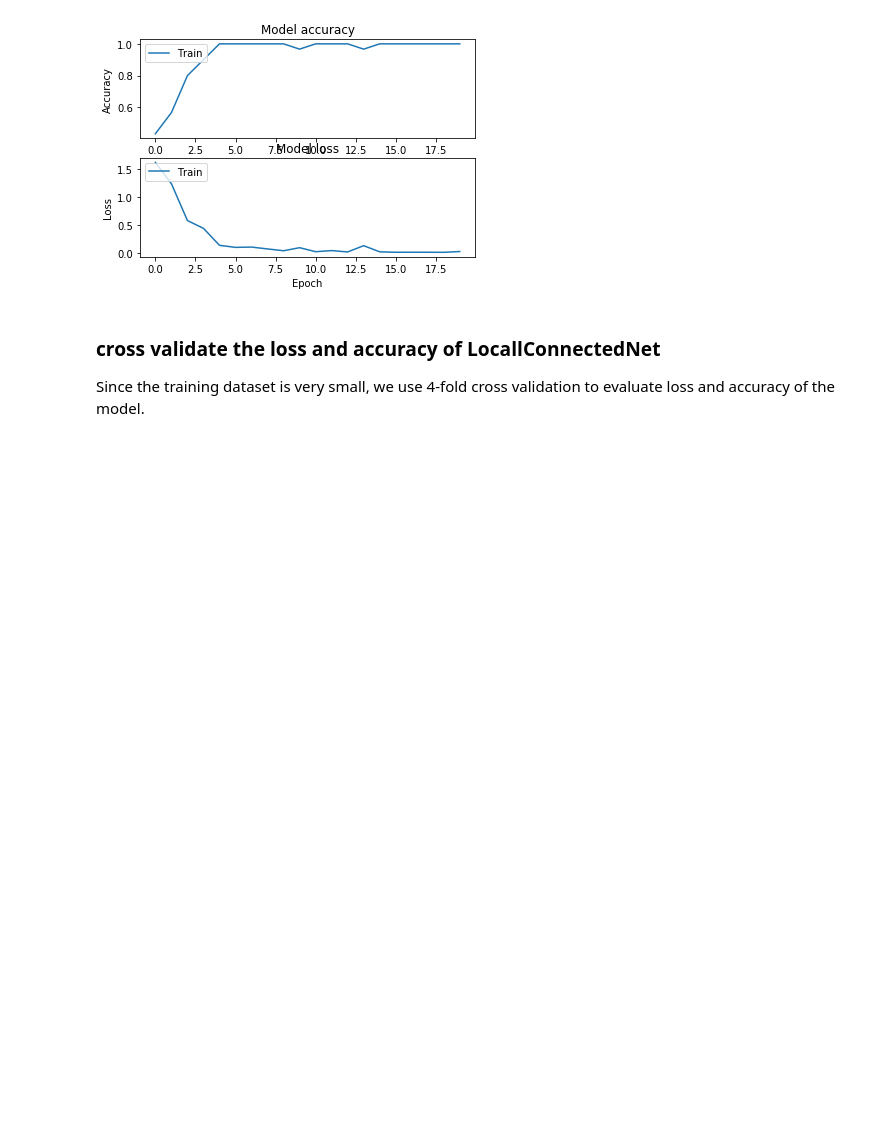
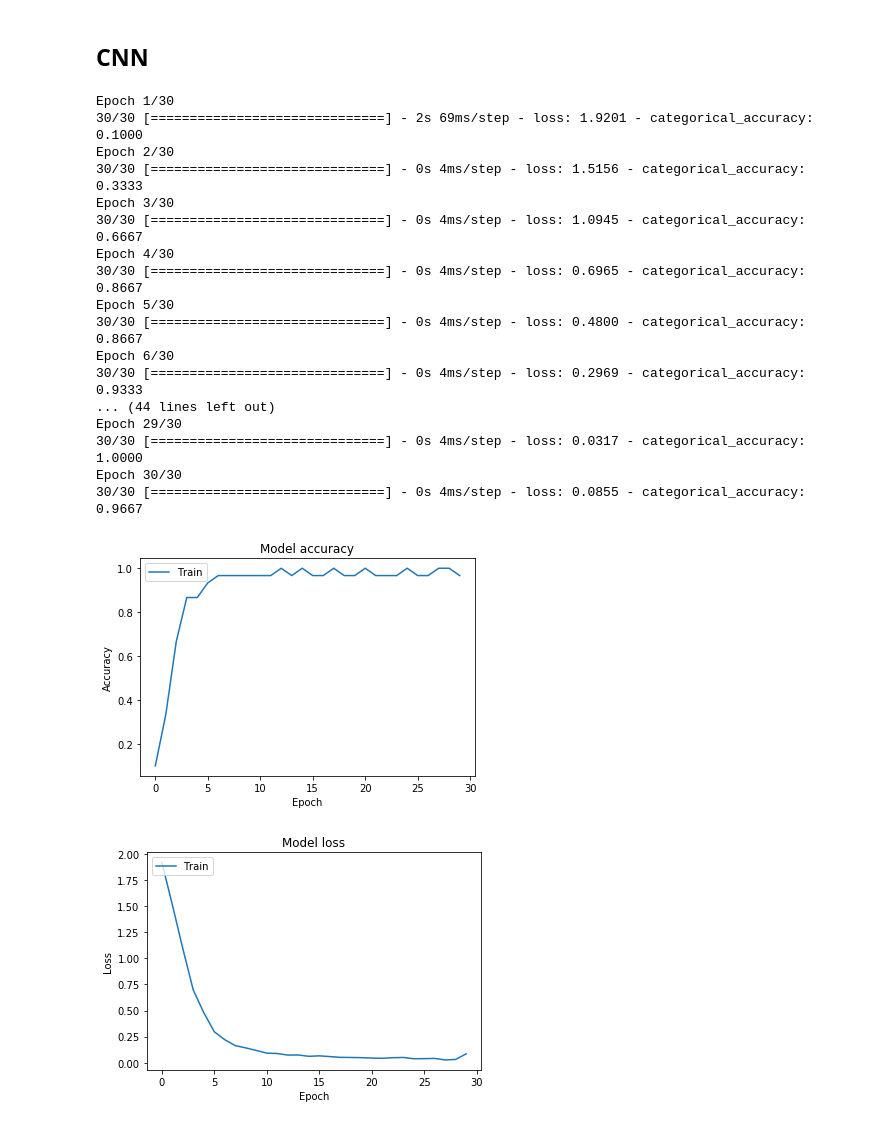
Before and after one commit to zxgx/19-jsjsjds, a Jupyter notebook: locally connected layer.ipynb, the cells around one changed output. Drawn from its saved outputs; the diff is of its cells as text; code cells hidden in the pictures; blank space fills up the shorter version.

```diff
--- a/locally connected layer.ipynb
+++ b/locally connected layer.ipynb
@@ -30,0 +36,21 @@ softmax
+# %%
+from keras.models import Sequential
+from keras import optimizers
+from keras.layers import LocallyConnected2D, BatchNormalization, Conv2D, MaxPooling2D
+from keras.layers import LeakyReLU, Dense, Dropout, Flatten, Softmax, Activation
+from keras import regularizers
+from keras.utils import to_categorical
+
+import matplotlib.pyplot as plt
+
+import numpy as np
+# from load import load_data
+
+x, y = load_data(128)
+
+print(x.shape)
+print(y.shape)
+
+num_classes = 4
+
+x_pre, y_pre = x[:30], to_categorical(y[:30], num_classes)
@@ -88,11 +112,0 @@ overfitting on a small subset of training data to verify the sanity of the archi
-# %%
-# overfitting on small set of data
-import matplotlib.pyplot as plt
-
-x_pre, y_pre = x[:30], y[:30]
-y_pre = to_categorical(y_pre, num_classes)
-
-model = LocallyConnectedNet()
-optim = optimizers.Adam(lr=0.001)
-model.compile(loss='categorical_crossentropy', optimizer=optim, metrics=['accuracy'])
-hist = model.fit(x_pre, y_pre, batch_size=15, epochs=20, shuffle=True)
@@ -116,0 +207,2 @@ Epoch 20/20
+# %% [markdown]
+## CNN
@@ -117,24 +275,41 @@ Epoch 20/20
 # %%
+model = ConvNet()
+optim = optimizers.Adam(lr=0.001)
+model.compile(loss='categorical_crossentropy', optimizer=optim, metrics=['categorical_accuracy'])
+hist = model.fit(x_pre, y_pre, batch_size=30, epochs=30, shuffle=True)
+
 plt.figure()
-plt.subplot(2,1,1)
-plt.plot(hist.history['acc'])
-#plt.plot(hist.history['val_acc'])
+plt.plot(hist.history['categorical_accuracy'])
 plt.title('Model accuracy')
 plt.ylabel('Accuracy')
 plt.xlabel('Epoch')
 plt.legend(['Train'], loc='upper left')
 
-plt.subplot(2,1,2)
+plt.figure()
 plt.plot(hist.history['loss'])
-#plt.plot(hist.history['val_loss'])
 plt.title('Model loss')
 plt.ylabel('Loss')
 plt.xlabel('Epoch')
 plt.legend(['Train'], loc='upper left')
 plt.show()
 # %% [output]
+Epoch 1/30
+30/30 [==============================] - 2s 69ms/step - loss: 1.9201 - categorical_accuracy: 0.1000
+Epoch 2/30
+30/30 [==============================] - 0s 4ms/step - loss: 1.5156 - categorical_accuracy: 0.3333
+Epoch 3/30
+30/30 [==============================] - 0s 4ms/step - loss: 1.0945 - categorical_accuracy: 0.6667
+Epoch 4/30
+30/30 [==============================] - 0s 4ms/step - loss: 0.6965 - categorical_accuracy: 0.8667
+Epoch 5/30
+30/30 [==============================] - 0s 4ms/step - loss: 0.4800 - categorical_accuracy: 0.8667
+Epoch 6/30
+30/30 [==============================] - 0s 4ms/step - loss: 0.2969 - categorical_accuracy: 0.9333
+... (44 lines left out)
+Epoch 29/30
+30/30 [==============================] - 0s 4ms/step - loss: 0.0317 - categorical_accuracy: 1.0000
+Epoch 30/30
+30/30 [==============================] - 0s 4ms/step - loss: 0.0855 - categorical_accuracy: 0.9667
-[figure, old version]
+[figure, new version]
+[figure, added]
-# %% [markdown]
-### cross validate the loss and accuracy of LocallConnectedNet
-Since the training dataset is very small, we use 4-fold cross validation to evaluate loss and accuracy of the model.
 # %%
```
Also changed, not shown: parts of 27 cells of this notebook, 1 other file.
